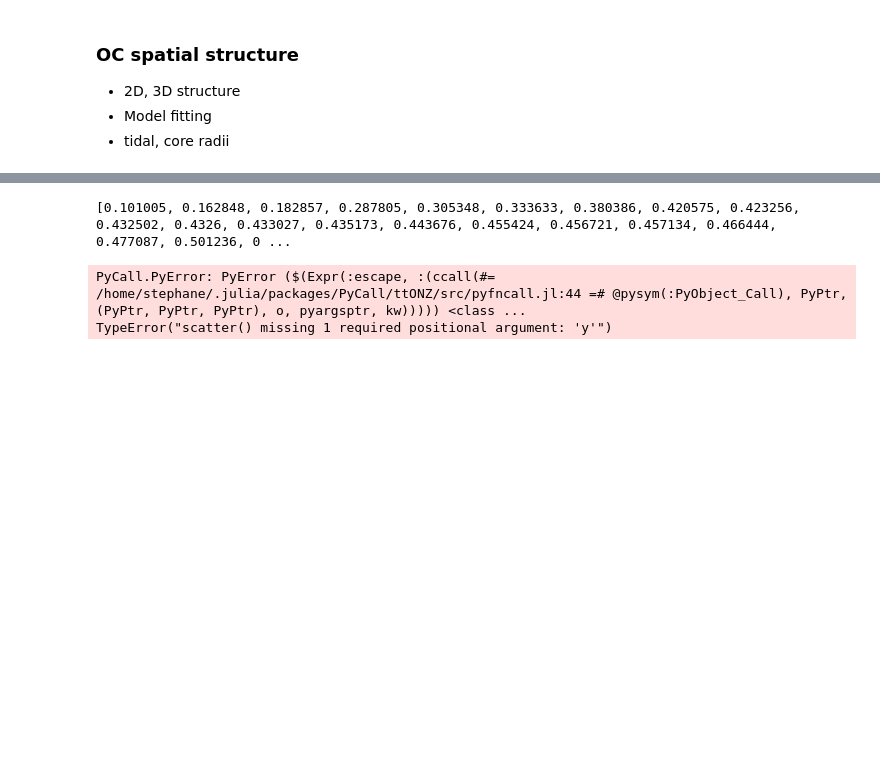
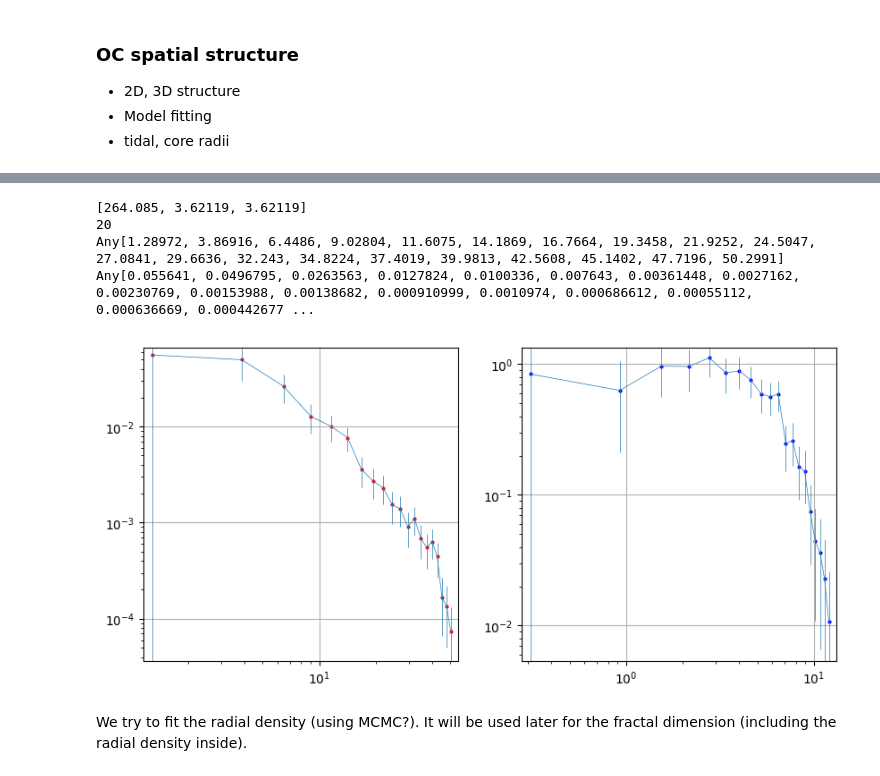
Before and after one commit to bosscha/gaia-shock, a Jupyter notebook: notebooks/analysis/spatial_structure.ipynb, the cells around one changed output, grey strips where cells are left out. Cells and saved outputs as stored; diff of their text form; code cells hidden in the pictures; blank space fills up the shorter version.

```diff
--- a/notebooks/analysis/spatial_structure.ipynb
+++ b/notebooks/analysis/spatial_structure.ipynb
@@ -49,24 +108,41 @@ _density2D (generic function with 1 method)
 # %%
 #oc= CSV.read("$ocdir/NGC 6124-2.3deg-oc.csv" , delim= ";")
-oc= CSV.read("$ocdir/NGC 7086-1.0deg-oc.csv", delim= ";")
+# oc= CSV.read("$ocdir/NGC 7086-1.0deg-oc.csv", delim= ";")
+# oc= CSV.read("$ocdir/NGC 2516-3.5deg-oc.csv", delim= ";")
+oc= CSV.read("test.csv", delim= ";")
 
-ρ= _density2D(oc[:Y], oc[:Z])
+r2d,ρ2d,err2d= _density2D(oc[:Y], oc[:Z],20)
+r3d,ρ3d,err3d= _density3D(oc[:X], oc[:Y], oc[:Z], 20)
 
-
-println(sort(ρ))
+println(r3d)
+println(ρ3d)
 # %% [output]
-[0.101005, 0.162848, 0.182857, 0.287805, 0.305348, 0.333633, 0.380386, 0.420575, 0.423256, 0.432502, 0.4326, 0.433027, 0.435173, 0.443676, 0.455424, 0.456721, 0.457134, 0.466444, 0.477087, 0.501236, 0 ...
+[264.085, 3.62119, 3.62119]
+20
+Any[1.28972, 3.86916, 6.4486, 9.02804, 11.6075, 14.1869, 16.7664, 19.3458, 21.9252, 24.5047, 27.0841, 29.6636, 32.243, 34.8224, 37.4019, 39.9813, 42.5608, 45.1402, 47.7196, 50.2991]
+Any[0.055641, 0.0496795, 0.0263563, 0.0127824, 0.0100336, 0.007643, 0.00361448, 0.0027162, 0.00230769, 0.00153988, 0.00138682, 0.000910999, 0.0010974, 0.000686612, 0.00055112, 0.000636669, 0.000442677 ...
-# %%
-fig= PyPlot.figure(figsize=(10,10))
-ax= PyPlot.subplot(221)
-PyPlot.grid("on")
-PyPlot.scatter(ρ , s=1, facecolor="blue")
-
-ax= PyPlot.subplot(222)
-PyPlot.grid("on")
-#PyPlot.hist(r , 50, density=false, facecolor="g")
-
-PyPlot.show()
-# %% [output]
-PyCall.PyError: PyError ($(Expr(:escape, :(ccall(#= /home/stephane/.julia/packages/PyCall/ttONZ/src/pyfncall.jl:44 =# @pysym(:PyObject_Call), PyPtr, (PyPtr, PyPtr, PyPtr), o, pyargsptr, kw))))) <class ...
-TypeError("scatter() missing 1 required positional argument: 'y'")
+# %%
+fig= PyPlot.figure(figsize=(10,10))
+ax= PyPlot.subplot(221)
+ax.set_yscale("log")
+ax.set_xscale("log")
+ax.set_xlim(r3d[1]*0.9, r3d[end]*1.1)
+ax.set_ylim(minimum(ρ3d[ρ3d .> 0])*0.5,maximum(ρ3d)*1.2)
+PyPlot.grid("on")
+PyPlot.scatter(r3d, ρ3d , s=4, facecolor="red" )
+PyPlot.errorbar(r3d, ρ3d, yerr=2 .* err3d, linewidth=0.5)
+
+ax= PyPlot.subplot(222)
+ax.set_yscale("log")
+ax.set_xscale("log")
+ax.set_xlim(r2d[1]*0.9, r2d[end]*1.1)
+ax.set_ylim(minimum(ρ2d[ρ2d .> 0])*0.5,maximum(ρ2d)*1.2)
+PyPlot.grid("on")
+PyPlot.scatter(r2d, ρ2d , s=4, facecolor="blue" )
+PyPlot.errorbar(r2d, ρ2d, yerr=2 .* err2d, linewidth=0.5)
+
+PyPlot.show()
+# %% [output]
+[figure, added]
+# %% [markdown]
+We try to fit the radial density (using MCMC?). It will be used later for the fractal dimension (including the radial density inside).
```
Also changed, not shown: parts of 2 cells of this notebook, 2 other files.
